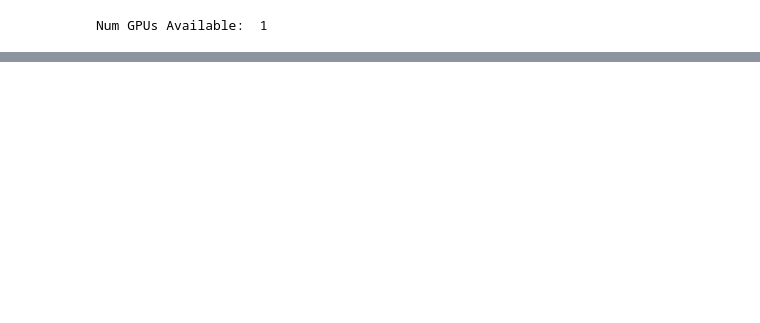
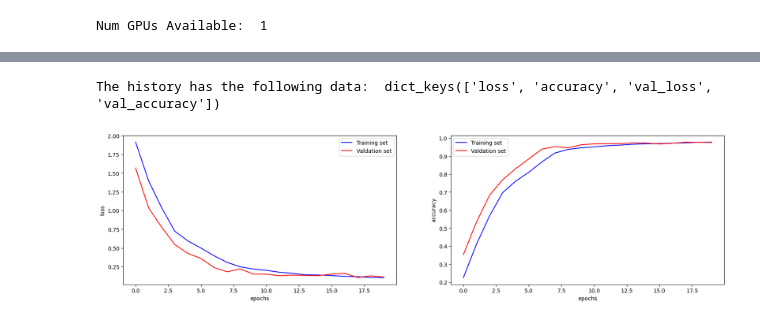
Before and after one commit to alessio-maffioletti/matura, a Jupyter notebook: main_script.ipynb, the cells around one changed output, grey strips where cells are left out. Cells and saved outputs as stored; diff of their text form; code cells hidden in the pictures; blank space fills up the shorter version.

```diff
--- a/main_script.ipynb
+++ b/main_script.ipynb
@@ -5,3 +16,3 @@ Num GPUs Available:  1
 # %%
-single = single()
-single.initialise_data_and_model()
+net2 = single()
+net2.initialise_data_and_model()
@@ -13,8 +19,6 @@ sect2.initialise_data_and_model()
 # %%
-params = {'epochs': 30,
-        'batch_size': 1024,
+params = {'epochs': 20,
+        'batch_size': 1024, #deprecated
         'tensorboard': True,
         'cp_callback': True}
-
-
-sect2.train(params)
+net2.train(params)
@@ -21,2 +27,5 @@ sect2.train(params)
 # %%
-sect2.plot()
+net2.plot()
+# %% [output]
+The history has the following data:  dict_keys(['loss', 'accuracy', 'val_loss', 'val_accuracy'])
+[figure, added]
```
Also changed, not shown: parts of 11 cells of this notebook, 4 other files.
